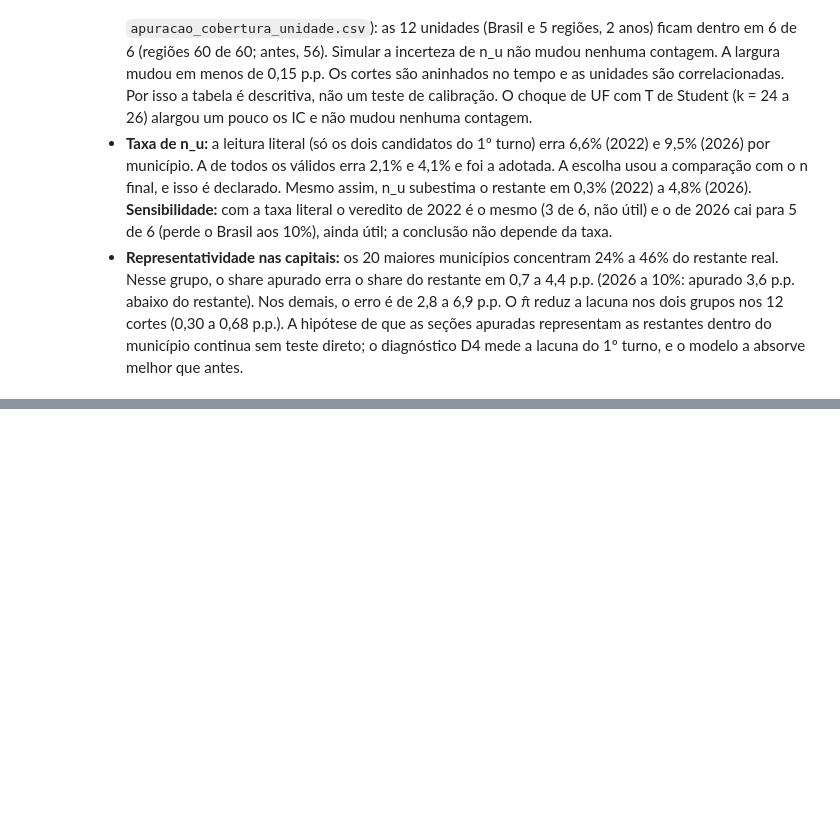
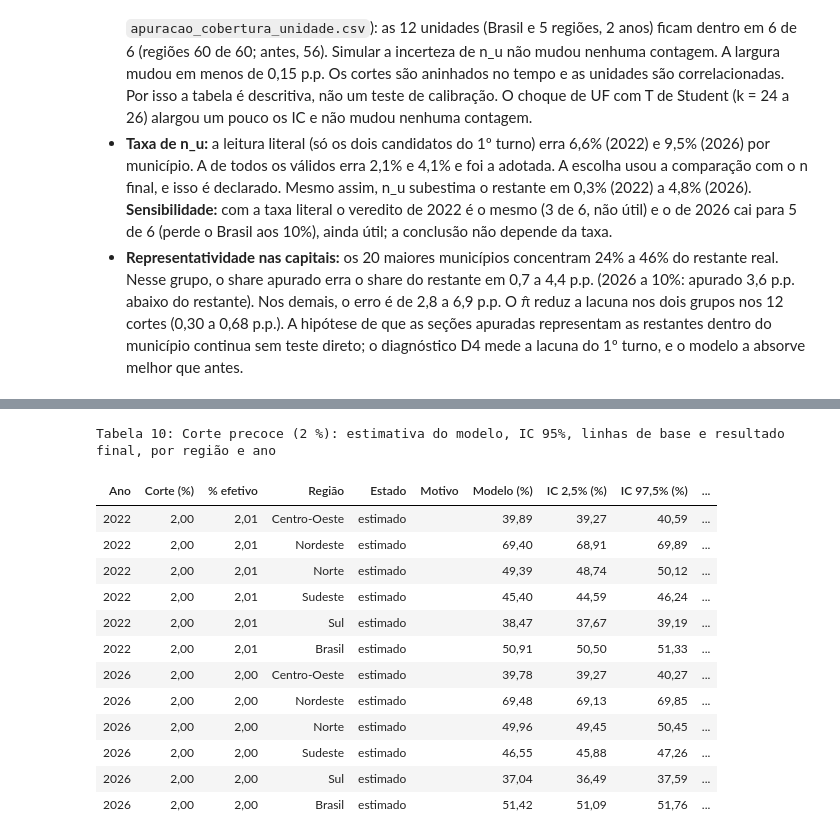
Before and after one commit to Ribamar-Neto/previsao-eleicoes-mlg, a Jupyter notebook: notebooks/03-apuracao-parcial.ipynb, the cells around one changed output, grey strips where cells are left out. Saved outputs shown, nothing was run; the diff lists cells and outputs as text; code cells hidden in the pictures; blank space fills up the shorter version.

```diff
--- a/notebooks/03-apuracao-parcial.ipynb
+++ b/notebooks/03-apuracao-parcial.ipynb
@@ -592,0 +617,23 @@ Tabela 9: Diagnóstico por ano e corte: variância, composição do apurado, sel
+# %%
+PRECOCE = pd.DataFrame(LIN_PRECOCE, columns=list(A.COLUNAS_PRECOCE))
+PRECOCE.to_csv(TAB / "apuracao_precoce.csv", index=False)
+display(SA.tabela(PRECOCE.assign(ano=PRECOCE["ano"].astype(str)), "Corte precoce (2 %): estimativa do modelo, IC 95%, linhas de base e resultado final, por região e ano", numero="10", casas=2,
+                  indice=False, rotulos={"ano": "Ano", "corte": "Corte (%)", "pct_efetivo": "% efetivo", "regiao": "Região", "estado": "Estado", "motivo": "Motivo",
+                                         "estimativa_pct": "Modelo (%)", "q025_pct": "IC 2,5% (%)", "q975_pct": "IC 97,5% (%)", "largura_pp": "Largura (p.p.)",
+                                         "real_pct": "Final (%)", "bruta_pct": "Bruta (%)", "swing_1t_pct": "Swing 1º turno (%)", "dentro_ic95": "Final no IC",
+                                         "maior_componente": "Maior componente", "parte_maior": "Parte do maior"}))
+# %% [output]
+Tabela 10: Corte precoce (2 %): estimativa do modelo, IC 95%, linhas de base e resultado final, por região e ano
+| Ano | Corte (%) | % efetivo | Região | Estado | Motivo | Modelo (%) | IC 2,5% (%) | IC 97,5% (%) | ... |
+| 2022 | 2,00 | 2,01 | Centro-Oeste | estimado |  | 39,89 | 39,27 | 40,59 | ... |
+| 2022 | 2,00 | 2,01 | Nordeste | estimado |  | 69,40 | 68,91 | 69,89 | ... |
+| 2022 | 2,00 | 2,01 | Norte | estimado |  | 49,39 | 48,74 | 50,12 | ... |
+| 2022 | 2,00 | 2,01 | Sudeste | estimado |  | 45,40 | 44,59 | 46,24 | ... |
+| 2022 | 2,00 | 2,01 | Sul | estimado |  | 38,47 | 37,67 | 39,19 | ... |
+| 2022 | 2,00 | 2,01 | Brasil | estimado |  | 50,91 | 50,50 | 51,33 | ... |
+| 2026 | 2,00 | 2,00 | Centro-Oeste | estimado |  | 39,78 | 39,27 | 40,27 | ... |
+| 2026 | 2,00 | 2,00 | Nordeste | estimado |  | 69,48 | 69,13 | 69,85 | ... |
+| 2026 | 2,00 | 2,00 | Norte | estimado |  | 49,96 | 49,45 | 50,45 | ... |
+| 2026 | 2,00 | 2,00 | Sudeste | estimado |  | 46,55 | 45,88 | 47,26 | ... |
+| 2026 | 2,00 | 2,00 | Sul | estimado |  | 37,04 | 36,49 | 37,59 | ... |
+| 2026 | 2,00 | 2,00 | Brasil | estimado |  | 51,42 | 51,09 | 51,76 | ... |
```
Also changed, not shown: parts of 3 cells of this notebook, 9 other files.
